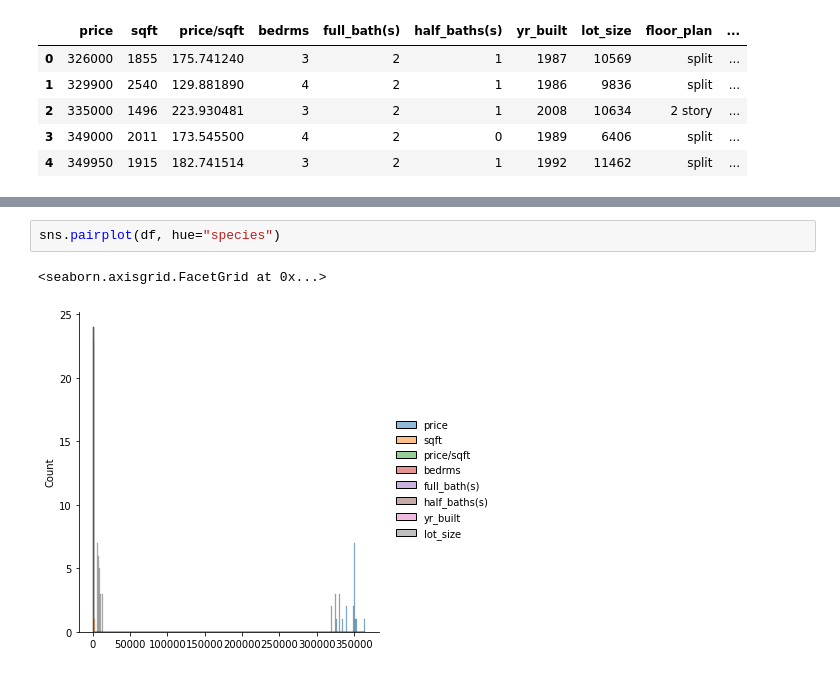
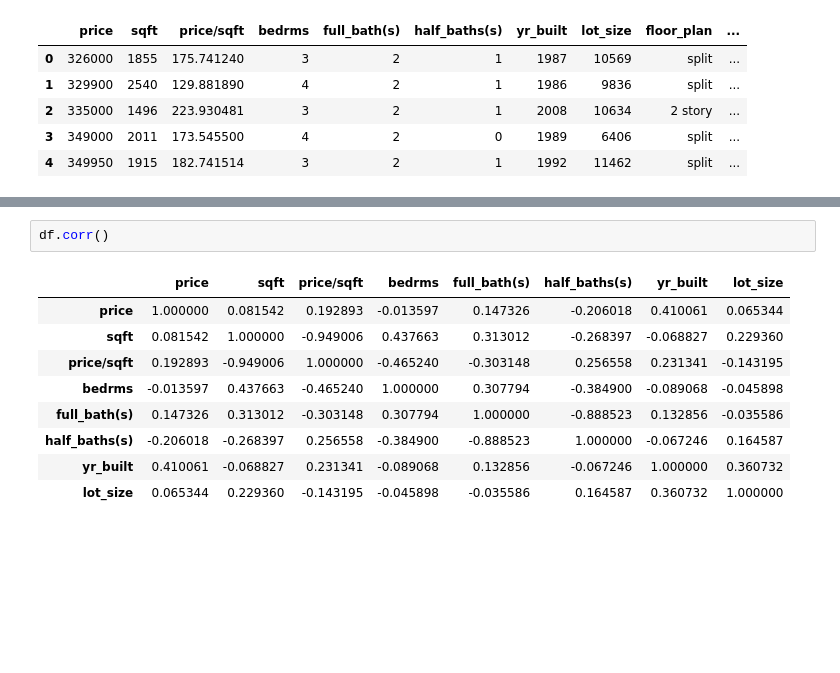
Before and after one commit to protovici/Data-Sciences, a Jupyter notebook: Real Estate/selling_metrics.ipynb, the cells around one changed output, grey strips where cells are left out. Drawn from its saved outputs; the diff is of its cells as text; blank space fills up the shorter version.

```diff
--- a/Real Estate/selling_metrics.ipynb
+++ b/Real Estate/selling_metrics.ipynb
@@ -80,5 +75,12 @@ df.head(25)
-# %%
-sns.pairplot(df, hue="species")
-# %% [output]
-<seaborn.axisgrid.FacetGrid at 0x...>
-[figure, removed]
+# %%
+df.corr()
+# %% [output]
+|  | price | sqft | price/sqft | bedrms | full_bath(s) | half_baths(s) | yr_built | lot_size |
+| price | 1.000000 | 0.081542 | 0.192893 | -0.013597 | 0.147326 | -0.206018 | 0.410061 | 0.065344 |
+| sqft | 0.081542 | 1.000000 | -0.949006 | 0.437663 | 0.313012 | -0.268397 | -0.068827 | 0.229360 |
+| price/sqft | 0.192893 | -0.949006 | 1.000000 | -0.465240 | -0.303148 | 0.256558 | 0.231341 | -0.143195 |
+| bedrms | -0.013597 | 0.437663 | -0.465240 | 1.000000 | 0.307794 | -0.384900 | -0.089068 | -0.045898 |
+| full_bath(s) | 0.147326 | 0.313012 | -0.303148 | 0.307794 | 1.000000 | -0.888523 | 0.132856 | -0.035586 |
+| half_baths(s) | -0.206018 | -0.268397 | 0.256558 | -0.384900 | -0.888523 | 1.000000 | -0.067246 | 0.164587 |
+| yr_built | 0.410061 | -0.068827 | 0.231341 | -0.089068 | 0.132856 | -0.067246 | 1.000000 | 0.360732 |
+| lot_size | 0.065344 | 0.229360 | -0.143195 | -0.045898 | -0.035586 | 0.164587 | 0.360732 | 1.000000 |
```
Also changed, not shown: parts of 4 cells of this notebook.
